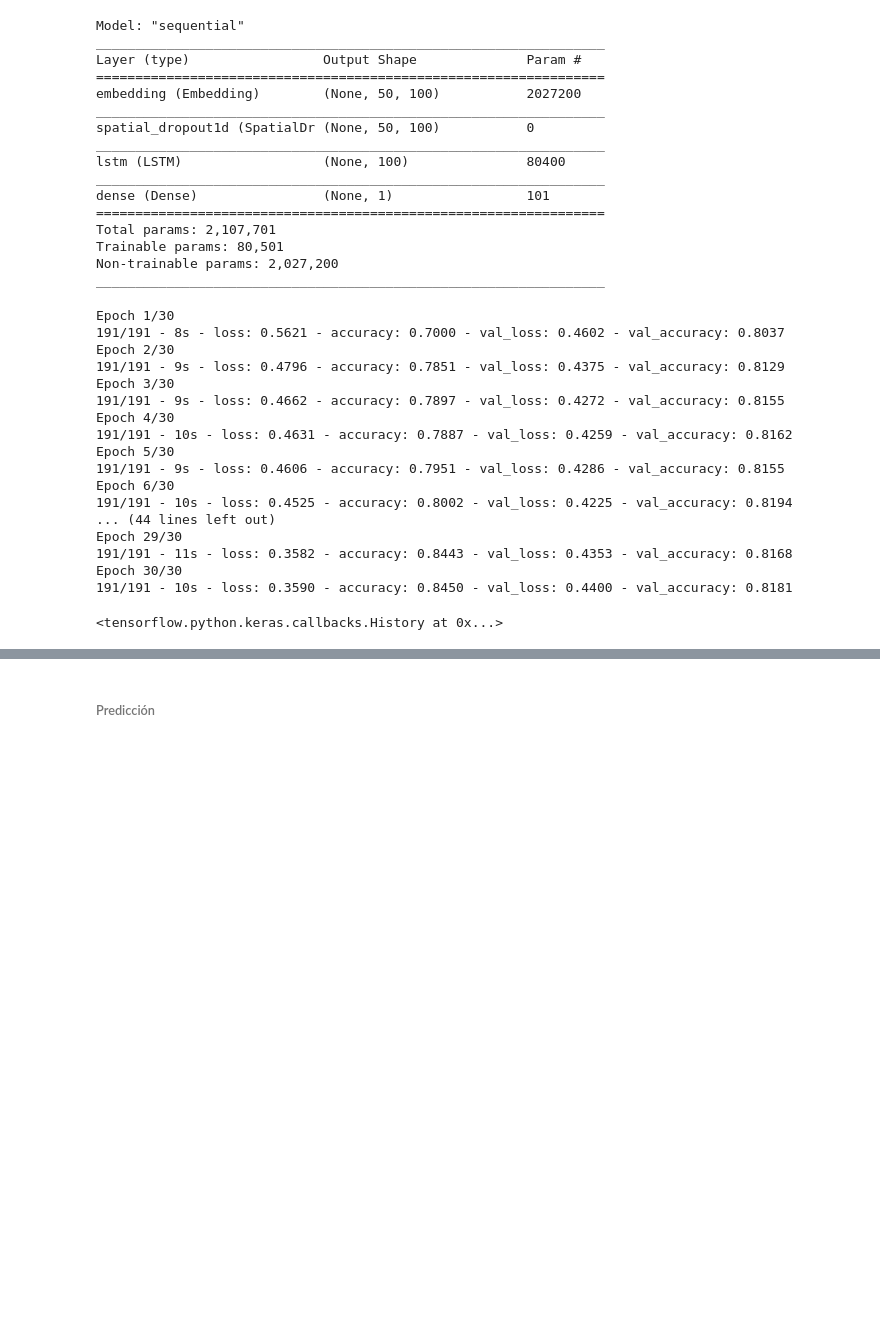
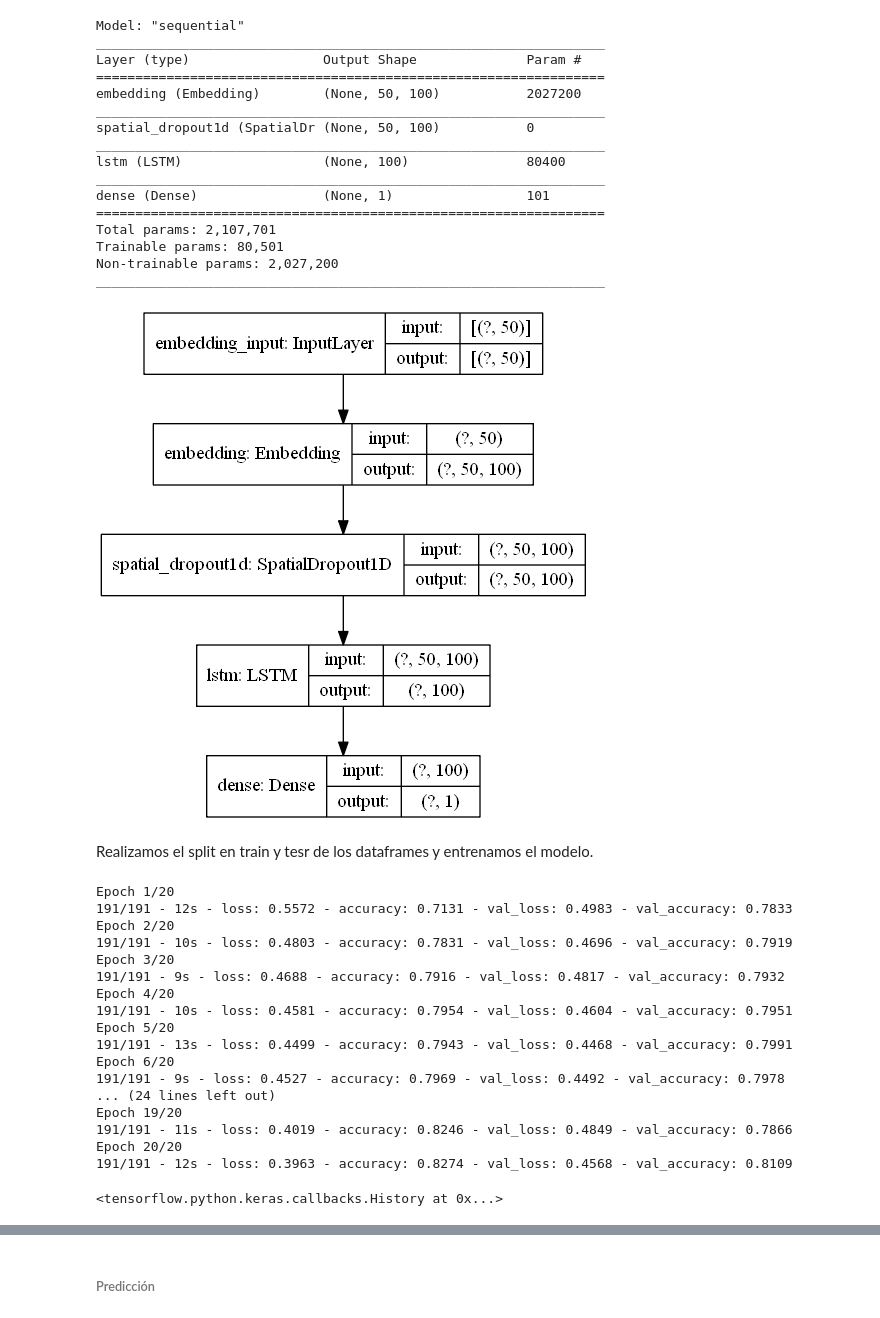
Before and after one commit to alepenaa94/TP2-2020, a Jupyter notebook: Notebooks/Algoritmos.ipynb, the cells around one changed output, grey strips where cells are left out. Drawn from its saved outputs; the diff is of its cells as text; code cells hidden in the pictures; blank space fills up the shorter version.

```diff
--- a/Notebooks/Algoritmos.ipynb
+++ b/Notebooks/Algoritmos.ipynb
@@ -280,28 +289,34 @@ Total params: 2,107,701
 Trainable params: 80,501
 Non-trainable params: 2,027,200
 _________________________________________________________________
+# %%
+plot_model(model, to_file='modelo1_plot.png', show_shapes=True, show_layer_names=True)
+# %% [output]
+[figure, added]
+# %% [markdown]
+Realizamos el split en train y tesr de los dataframes y entrenamos el modelo.
 # %%
 X_train,X_test,Y_train,Y_test = train_test_split(train_embeddings,train_df['target'].values,test_size=0.2)
 # %%
-model.fit(X_train,Y_train,batch_size=32,epochs=30,validation_data=(X_test,Y_test),verbose=2)
+model.fit(X_train,Y_train,batch_size=32,epochs=20,validation_data=(X_test,Y_test),verbose=2)
 # %% [output]
-Epoch 1/30
-191/191 - 8s - loss: 0.5621 - accuracy: 0.7000 - val_loss: 0.4602 - val_accuracy: 0.8037
-Epoch 2/30
-191/191 - 9s - loss: 0.4796 - accuracy: 0.7851 - val_loss: 0.4375 - val_accuracy: 0.8129
-Epoch 3/30
-191/191 - 9s - loss: 0.4662 - accuracy: 0.7897 - val_loss: 0.4272 - val_accuracy: 0.8155
-Epoch 4/30
-191/191 - 10s - loss: 0.4631 - accuracy: 0.7887 - val_loss: 0.4259 - val_accuracy: 0.8162
-Epoch 5/30
-191/191 - 9s - loss: 0.4606 - accuracy: 0.7951 - val_loss: 0.4286 - val_accuracy: 0.8155
-Epoch 6/30
-191/191 - 10s - loss: 0.4525 - accuracy: 0.8002 - val_loss: 0.4225 - val_accuracy: 0.8194
-... (44 lines left out)
-Epoch 29/30
-191/191 - 11s - loss: 0.3582 - accuracy: 0.8443 - val_loss: 0.4353 - val_accuracy: 0.8168
-Epoch 30/30
-191/191 - 10s - loss: 0.3590 - accuracy: 0.8450 - val_loss: 0.4400 - val_accuracy: 0.8181
+Epoch 1/20
+191/191 - 12s - loss: 0.5572 - accuracy: 0.7131 - val_loss: 0.4983 - val_accuracy: 0.7833
+Epoch 2/20
+191/191 - 10s - loss: 0.4803 - accuracy: 0.7831 - val_loss: 0.4696 - val_accuracy: 0.7919
+Epoch 3/20
+191/191 - 9s - loss: 0.4688 - accuracy: 0.7916 - val_loss: 0.4817 - val_accuracy: 0.7932
+Epoch 4/20
+191/191 - 10s - loss: 0.4581 - accuracy: 0.7954 - val_loss: 0.4604 - val_accuracy: 0.7951
+Epoch 5/20
+191/191 - 13s - loss: 0.4499 - accuracy: 0.7943 - val_loss: 0.4468 - val_accuracy: 0.7991
+Epoch 6/20
+191/191 - 9s - loss: 0.4527 - accuracy: 0.7969 - val_loss: 0.4492 - val_accuracy: 0.7978
+... (24 lines left out)
+Epoch 19/20
+191/191 - 11s - loss: 0.4019 - accuracy: 0.8246 - val_loss: 0.4849 - val_accuracy: 0.7866
+Epoch 20/20
+191/191 - 12s - loss: 0.3963 - accuracy: 0.8274 - val_loss: 0.4568 - val_accuracy: 0.8109
 <tensorflow.python.keras.callbacks.History at 0x...>
 # %%
 score = model.evaluate(X_test,Y_test,verbose=0)
```
Also changed, not shown: parts of 37 cells of this notebook, 26 other files.
